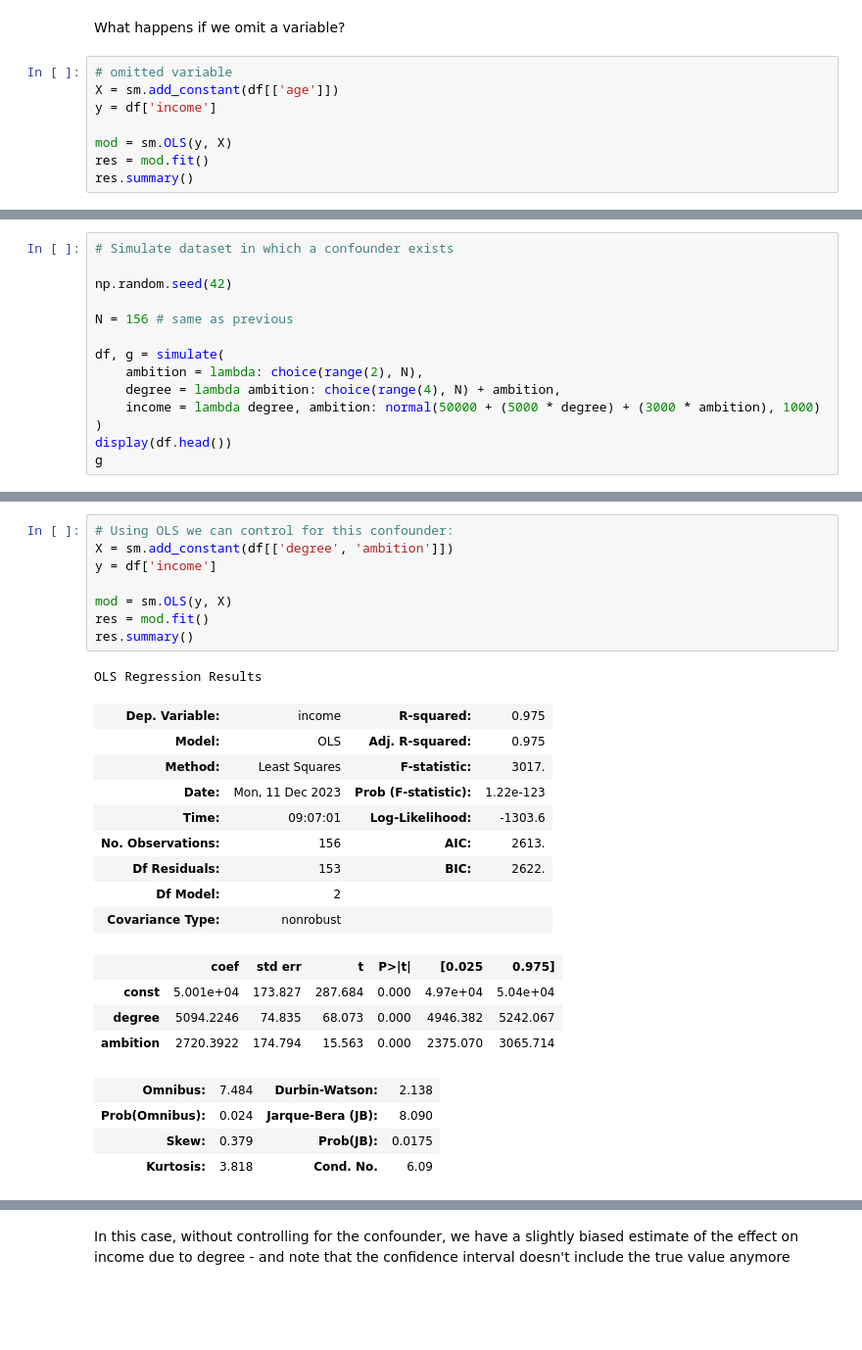
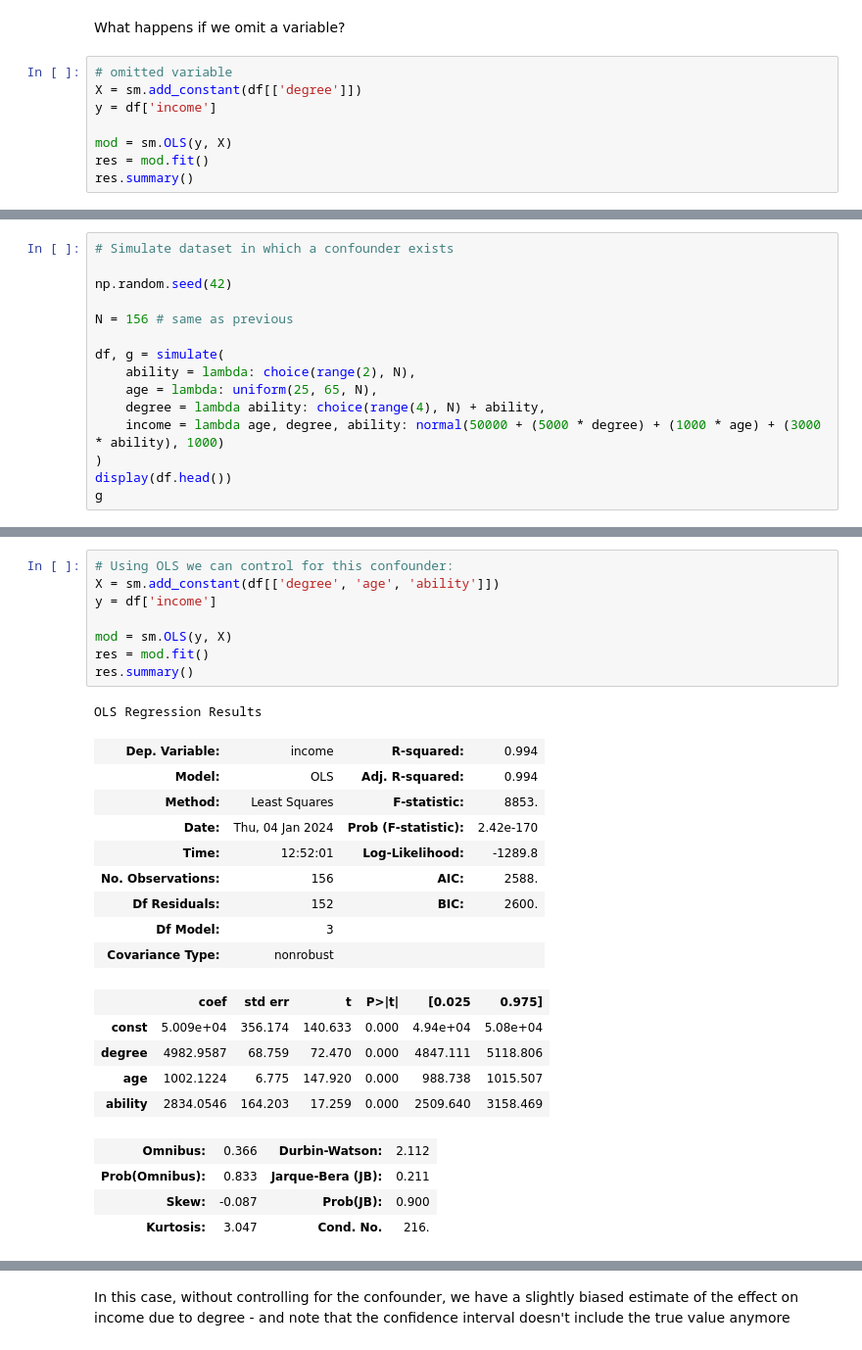
Before and after one commit to banditkings/learning-causal-impact, a Jupyter notebook: notebooks/causal_impact/doubleml.ipynb, the cells around one changed output, grey strips where cells are left out. Shown at 98% size. Cells and saved outputs as stored; diff of their text form; blank space fills up the shorter version.

```diff
--- a/notebooks/causal_impact/doubleml.ipynb
+++ b/notebooks/causal_impact/doubleml.ipynb
@@ -85,7 +85,7 @@ In this simple case there are no confounders and the simulated coefficients are
 What happens if we omit a variable?
 # %%
 # omitted variable
-X = sm.add_constant(df[['age']])
+X = sm.add_constant(df[['degree']])
 y = df['income']
 
 mod = sm.OLS(y, X)
@@ -121,9 +125,10 @@ np.random.seed(42)
 N = 156 # same as previous
 
 df, g = simulate(
-    ambition = lambda: choice(range(2), N),
-    degree = lambda ambition: choice(range(4), N) + ambition,
-    income = lambda degree, ambition: normal(50000 + (5000 * degree) + (3000 * ambition), 1000)
+    ability = lambda: choice(range(2), N),
+    age = lambda: uniform(25, 65, N),
+    degree = lambda ability: choice(range(4), N) + ability,
+    income = lambda age, degree, ability: normal(50000 + (5000 * degree) + (1000 * age) + (3000 * ability), 1000)
 )
 display(df.head())
 g
@@ -137,30 +142,31 @@ g
 [drawing not drawn]
 # %%
 # Using OLS we can control for this confounder:
-X = sm.add_constant(df[['degree', 'ambition']])
+X = sm.add_constant(df[['degree', 'age', 'ability']])
 y = df['income']
 
 mod = sm.OLS(y, X)
 res = mod.fit()
 res.summary()
 # %% [output]
 OLS Regression Results
-| Dep. Variable: | income | R-squared: | 0.975 |
-| Model: | OLS | Adj. R-squared: | 0.975 |
-| Method: | Least Squares | F-statistic: | 3017. |
-| Date: | Mon, 11 Dec 2023 | Prob (F-statistic): | 1.22e-123 |
-| Time: | 09:07:01 | Log-Likelihood: | -1303.6 |
-| No. Observations: | 156 | AIC: | 2613. |
-| Df Residuals: | 153 | BIC: | 2622. |
-| Df Model: | 2 |  |  |
+| Dep. Variable: | income | R-squared: | 0.994 |
+| Model: | OLS | Adj. R-squared: | 0.994 |
+| Method: | Least Squares | F-statistic: | 8853. |
+| Date: | Thu, 04 Jan 2024 | Prob (F-statistic): | 2.42e-170 |
+| Time: | 12:52:01 | Log-Likelihood: | -1289.8 |
+| No. Observations: | 156 | AIC: | 2588. |
+| Df Residuals: | 152 | BIC: | 2600. |
+| Df Model: | 3 |  |  |
 | Covariance Type: | nonrobust |  |  |
 |  | coef | std err | t | P>|t| | [0.025 | 0.975] |
-| const | 5.001e+04 | 173.827 | 287.684 | 0.000 | 4.97e+04 | 5.04e+04 |
-| degree | 5094.2246 | 74.835 | 68.073 | 0.000 | 4946.382 | 5242.067 |
-| ambition | 2720.3922 | 174.794 | 15.563 | 0.000 | 2375.070 | 3065.714 |
+| const | 5.009e+04 | 356.174 | 140.633 | 0.000 | 4.94e+04 | 5.08e+04 |
+| degree | 4982.9587 | 68.759 | 72.470 | 0.000 | 4847.111 | 5118.806 |
+| age | 1002.1224 | 6.775 | 147.920 | 0.000 | 988.738 | 1015.507 |
+| ability | 2834.0546 | 164.203 | 17.259 | 0.000 | 2509.640 | 3158.469 |
-| Omnibus: | 7.484 | Durbin-Watson: | 2.138 |
-| Prob(Omnibus): | 0.024 | Jarque-Bera (JB): | 8.090 |
-| Skew: | 0.379 | Prob(JB): | 0.0175 |
-| Kurtosis: | 3.818 | Cond. No. | 6.09 |
+| Omnibus: | 0.366 | Durbin-Watson: | 2.112 |
+| Prob(Omnibus): | 0.833 | Jarque-Bera (JB): | 0.211 |
+| Skew: | -0.087 | Prob(JB): | 0.900 |
+| Kurtosis: | 3.047 | Cond. No. | 216. |
 Notes:
 [1] Standard Errors assume that the covariance matrix of the errors is correctly specified.
```
Also changed, not shown: parts of 17 cells of this notebook, 3 other files.
